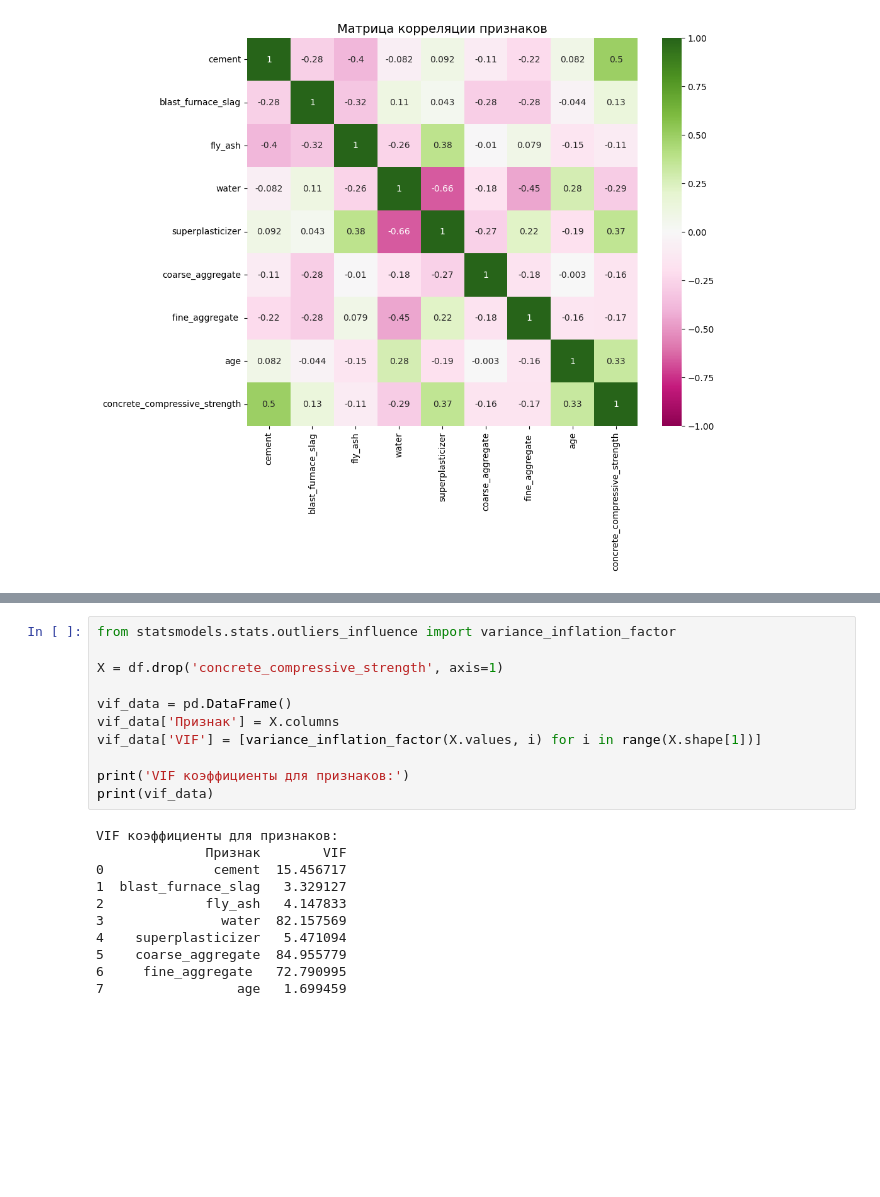
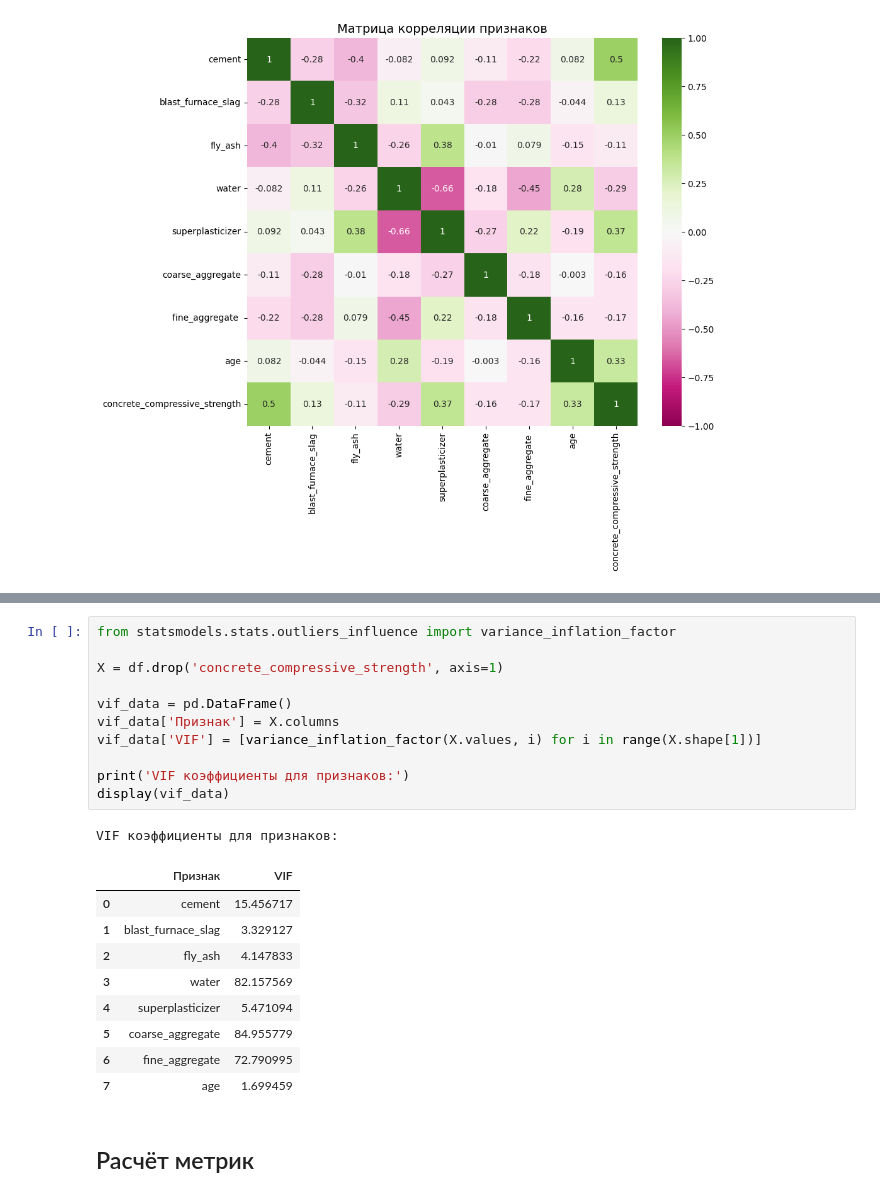
Before and after one commit to olesya1119/ML, a Jupyter notebook: lab1/notebook.ipynb, the cells around one changed output, grey strips where cells are left out. Cells and saved outputs as stored; diff of their text form; blank space fills up the shorter version.

```diff
--- a/lab1/notebook.ipynb
+++ b/lab1/notebook.ipynb
@@ -401,22 +407,24 @@ plt.show()
 # %%
 from statsmodels.stats.outliers_influence import variance_inflation_factor
 
 X = df.drop('concrete_compressive_strength', axis=1)
 
 vif_data = pd.DataFrame()
 vif_data['Признак'] = X.columns
 vif_data['VIF'] = [variance_inflation_factor(X.values, i) for i in range(X.shape[1])]
 
 print('VIF коэффициенты для признаков:')
-print(vif_data)
+display(vif_data)
 # %% [output]
 VIF коэффициенты для признаков:
-              Признак        VIF
-0              cement  15.456717
-1  blast_furnace_slag   3.329127
-2             fly_ash   4.147833
-3               water  82.157569
-4    superplasticizer   5.471094
-5    coarse_aggregate  84.955779
-6     fine_aggregate   72.790995
-7                 age   1.699459
+|  | Признак | VIF |
+| 0 | cement | 15.456717 |
+| 1 | blast_furnace_slag | 3.329127 |
+| 2 | fly_ash | 4.147833 |
+| 3 | water | 82.157569 |
+| 4 | superplasticizer | 5.471094 |
+| 5 | coarse_aggregate | 84.955779 |
+| 6 | fine_aggregate | 72.790995 |
+| 7 | age | 1.699459 |
+# %% [markdown]
+## Расчёт метрик
```
Also changed, not shown: parts of 20 cells of this notebook.
